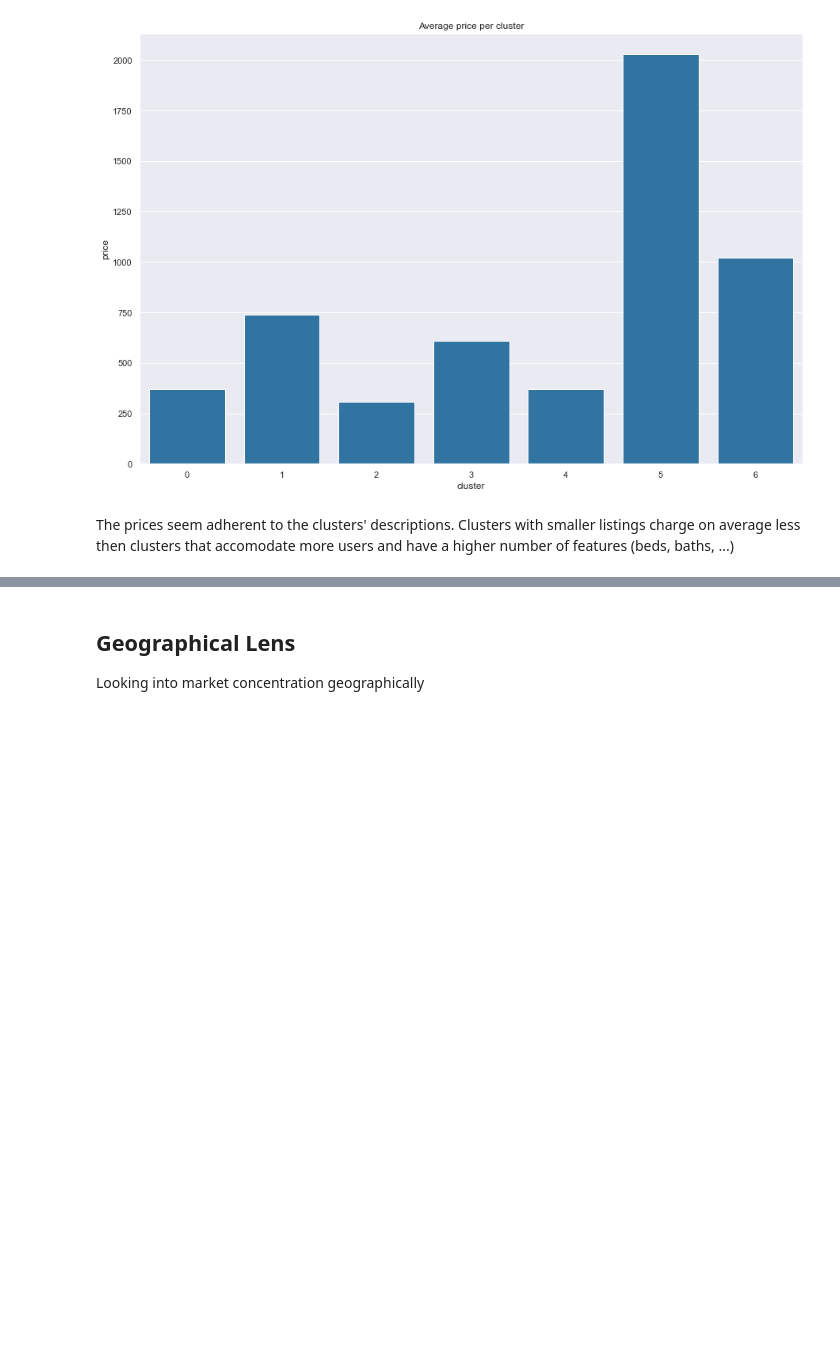
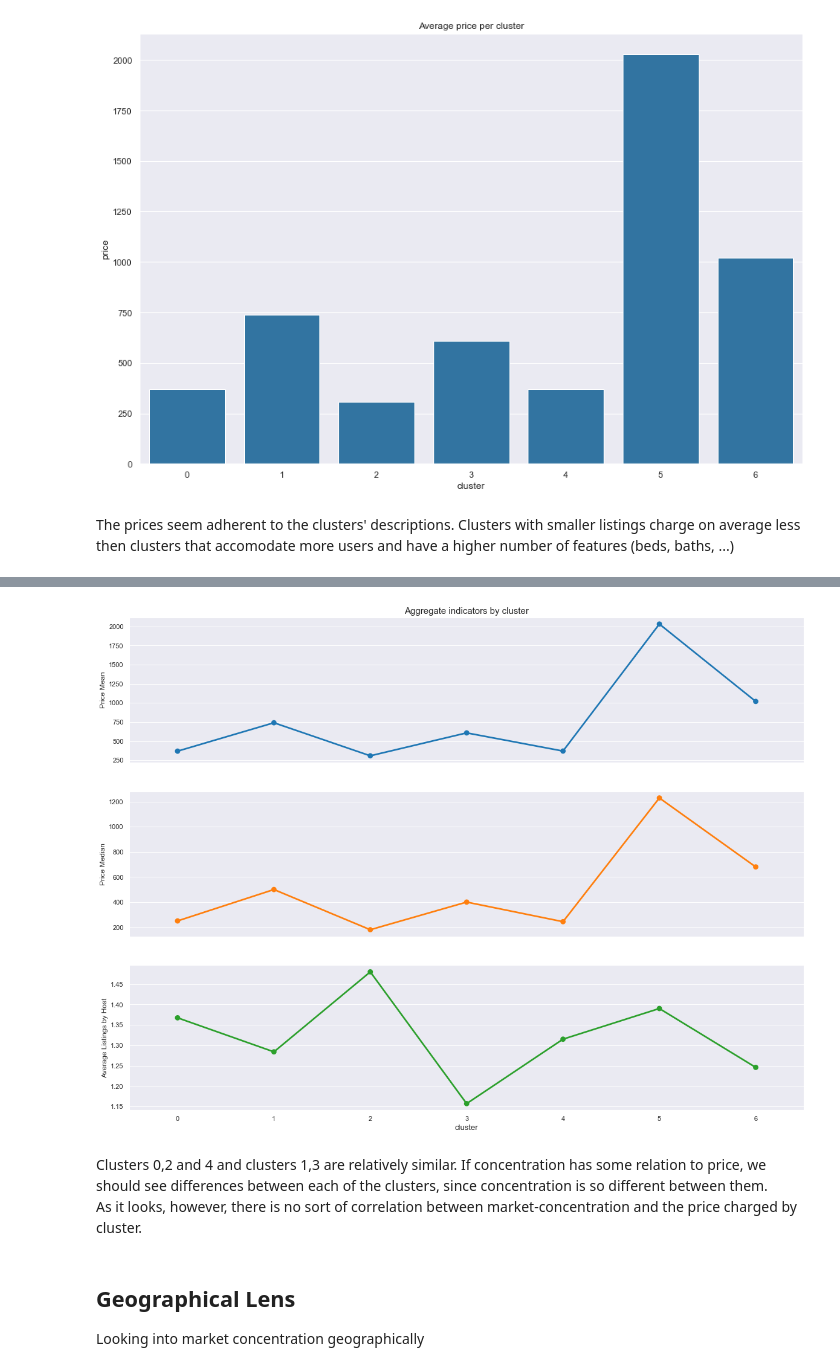
Before and after one commit to bglucca/RioAirBnB, a Jupyter notebook: analysis.ipynb, the cells around one changed output, grey strips where cells are left out. Cells and saved outputs as stored; diff of their text form; code cells hidden in the pictures; blank space fills up the shorter version.

```diff
--- a/analysis.ipynb
+++ b/analysis.ipynb
@@ -650,7 +635,7 @@ Let's try to find natural thresholds to group these variables by if we treat the
 # %%
 # Distribution by category
 # Disconsidering property_type because of the amount of categories. Will be dealt with later
-for col in cluster_cols:
+for col in listing_vars:
 
     if col == 'property_type':
 
@@ -904,7 +945,7 @@ We can look at it in two ways from the data we have at hand:
 - We can look by zones and neighbourhoods
 - We correlate that directly on the data looking to the host_listings and price columns
 # %%
-def get_geo_host_aggregates(data = df_subset, group_col = None):
+def get_host_aggregates(data = df_subset, group_col = None):
 
     # Aggregating data
     aggregate = data.groupby(group_col)\
@@ -920,3 +961,29 @@ def get_geo_host_aggregates(data = df_subset, group_col = None):
     aggregate['listings_by_host'] = aggregate['id_count'] / aggregate['host_id_nunique']
 
     return aggregate
+
+def plot_agg_comparison(data, var):
+
+    fig, (ax1, ax2, ax3) = plt.subplots(3,1,figsize = (20,15),sharex = True)
+
+    sns.pointplot(data = data, x = var, y = 'price_mean', ax = ax1, color='tab:blue')
+
+    ax1.set_ylabel('Price Mean')
+
+    ax1.set_xlabel('')
+
+    ax1.set_title(f'Aggregate indicators by {var}', fontdict = {'fontsize':15})
+
+    sns.pointplot(data = data, x = var, y = 'price_median', ax = ax2, color = 'tab:orange')
+
+    ax2.set_ylabel('Price Median')
+
+    ax2.set_xlabel('')
+
+    sns.pointplot(data = data, x = var, y = 'listings_by_host', ax = ax3, color = 'tab:green')
+
+    ax3.set_ylabel('Average Listings by Host')
+
+    ax3.set_xlabel(var, fontdict={'fontsize':13})
+
+    plt.show()
@@ -922,0 +994,2 @@ def get_geo_host_aggregates(data = df_subset, group_col = None):
+# %%
+aggs_by_cluster = get_host_aggregates(group_col = 'cluster')
@@ -923,3 +1007,10 @@ def get_geo_host_aggregates(data = df_subset, group_col = None):
+# %%
+plot_agg_comparison(aggs_by_cluster,'cluster')
+# %% [output]
+[figure, added]
+# %% [markdown]
+Clusters 0,2 and 4 and clusters 1,3 are relatively similar. If concentration has some relation to price, we should see differences between each of the clusters, since concentration is so different between them.\
+As it looks, however, there is no sort of correlation between market-concentration and the price charged by cluster.
 # %% [markdown]
 ## Geographical Lens
 Looking into market concentration geographically
```
Also changed, not shown: parts of 36 cells of this notebook.
